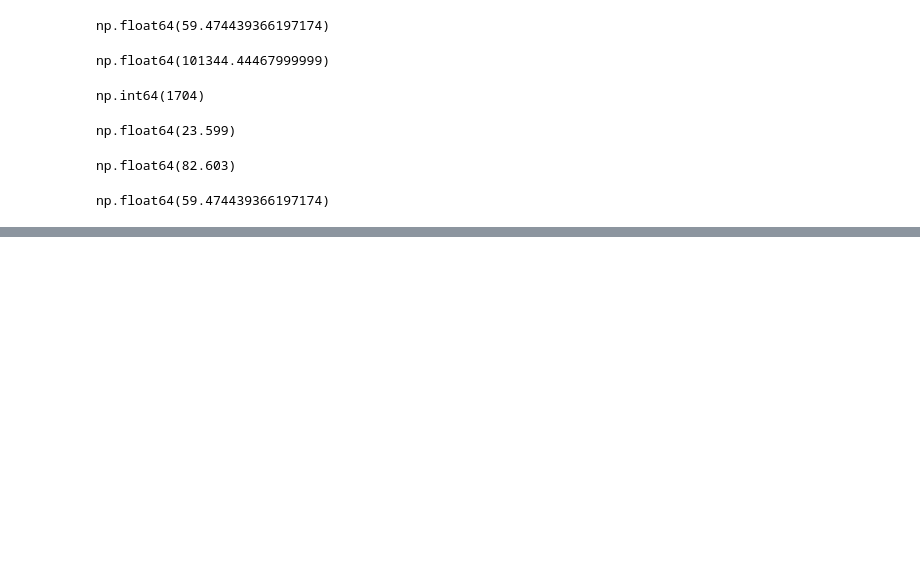
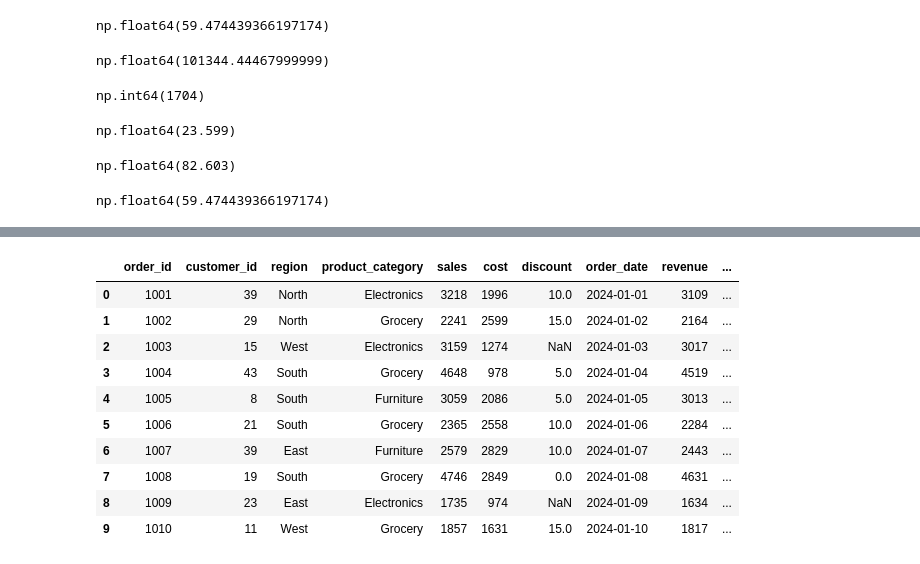
Before and after one commit to Jnanaranjan07/Data_Analysis_Using_Pandas, a Jupyter notebook: python .ipynb, the cells around one changed output, grey strips where cells are left out. Cells and saved outputs as stored; diff of their text form; code cells hidden in the pictures; blank space fills up the shorter version.

```diff
--- a/python .ipynb
+++ b/python .ipynb
@@ -370,0 +393,14 @@ np.float64(59.474439366197174)
+# %%
+df.head(10)     #Display first 10 rows of the dataset.
+# %% [output]
+|  | order_id | customer_id | region | product_category | sales | cost | discount | order_date | revenue | ... |
+| 0 | 1001 | 39 | North | Electronics | 3218 | 1996 | 10.0 | 2024-01-01 | 3109 | ... |
+| 1 | 1002 | 29 | North | Grocery | 2241 | 2599 | 15.0 | 2024-01-02 | 2164 | ... |
+| 2 | 1003 | 15 | West | Electronics | 3159 | 1274 | NaN | 2024-01-03 | 3017 | ... |
+| 3 | 1004 | 43 | South | Grocery | 4648 | 978 | 5.0 | 2024-01-04 | 4519 | ... |
+| 4 | 1005 | 8 | South | Furniture | 3059 | 2086 | 5.0 | 2024-01-05 | 3013 | ... |
+| 5 | 1006 | 21 | South | Grocery | 2365 | 2558 | 10.0 | 2024-01-06 | 2284 | ... |
+| 6 | 1007 | 39 | East | Furniture | 2579 | 2829 | 10.0 | 2024-01-07 | 2443 | ... |
+| 7 | 1008 | 19 | South | Grocery | 4746 | 2849 | 0.0 | 2024-01-08 | 4631 | ... |
+| 8 | 1009 | 23 | East | Electronics | 1735 | 974 | NaN | 2024-01-09 | 1634 | ... |
+| 9 | 1010 | 11 | West | Grocery | 1857 | 1631 | 15.0 | 2024-01-10 | 1817 | ... |
```
Also changed, not shown: parts of 5 cells of this notebook.
